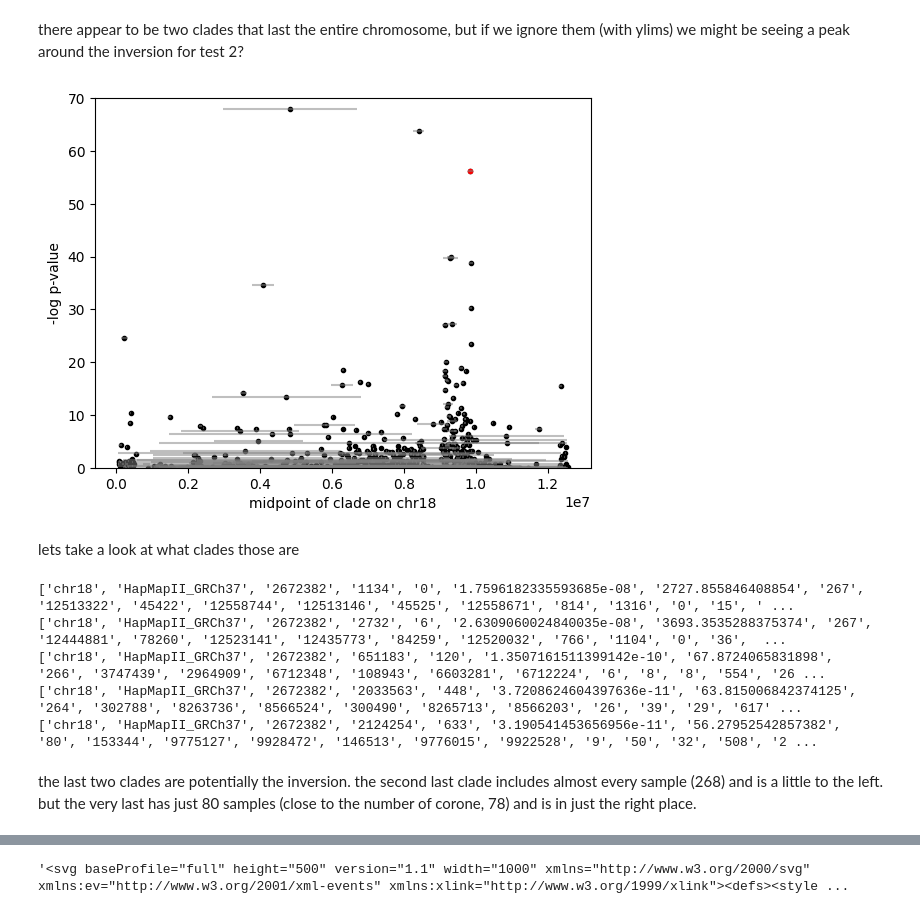
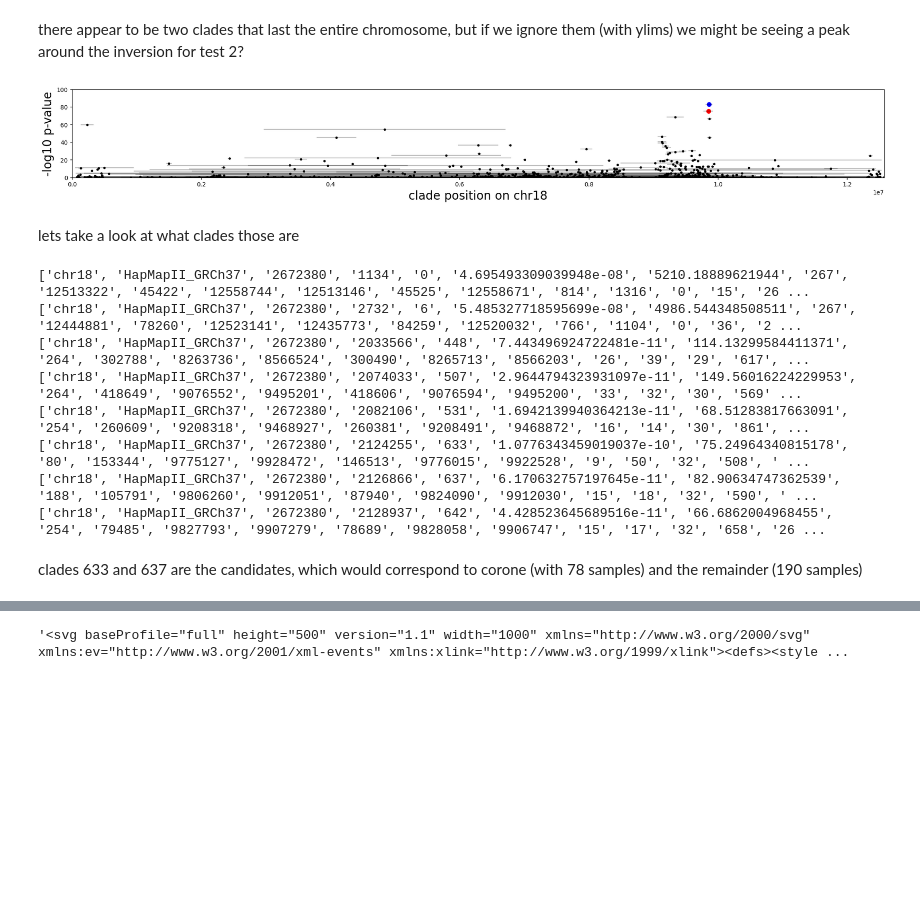
Before and after one commit to mmosmond/spacetrees-crows, a Jupyter notebook: plotting.ipynb, the cells around one changed output, grey strips where cells are left out. Drawn from its saved outputs; the diff is of its cells as text; code cells hidden in the pictures; blank space fills up the shorter version.

```diff
--- a/plotting.ipynb
+++ b/plotting.ipynb
@@ -358 +348,6 @@ tree.draw_svg(
+# %%
+chrname = 'chr18'
+ts = tskit.load('data/trees/%s/134inds.trees' %chrmap[chrname])
+window = list(ts.breakpoints())
+windows = [(i+j)/2 for i,j in zip(window[1:],window[:-1])]
 # %%
@@ -470,9 +463,9 @@ with open('dolores/crows/134inds.coal') as f:
 times = coal[0]
 nes = [1/i for i in coal[1][2:]]
 # %%
-with open('dolores/crows/chr18.popsize', 'w') as f:
-    for t,n in zip(times, nes):
-        f.write('%s, %s\n' %(t,n))
+# with open('dolores/crows/chr18.popsize', 'w') as f:
+#     for t,n in zip(times, nes):
+#         f.write('%s, %s\n' %(t,n))
 # manually changed last ne to NA to be compatible with dolores
 # %%
 plt.plot(times, nes)
@@ -512,6 +505,6 @@ this is an order too big by typo, divide by 10 - tabris redoing tree inference..
 # %%
-with open('dolores/crows/chr18.map','w') as f:
-    f.write('Chromosome  Position(bp)  Rate(cM/Mb)  Map(cM)\n')
-    for i in rmap:
-        f.write('chr18  %d  %s  %s\n' %(int(i[0]),i[1]/10,i[2]/10))
+# with open('dolores/crows/chr18.map','w') as f:
+#     f.write('Chromosome  Position(bp)  Rate(cM/Mb)  Map(cM)\n')
+#     for i in rmap:
+#         f.write('chr18  %d  %s  %s\n' %(int(i[0]),i[1]/10,i[2]/10))
 # %% [markdown]
@@ -526,31 +519,48 @@ with open('dolores/crows/chr18_output/chr18_output.csv','r') as f:
             dol_data.append(line.split(','))
 # %% [output]
 name,genetic_map,total_clades,clade_num,clade_id,nlog10p_test1,nlog10p_test2,cladesize,span,start,end,mut_span,left_mut,right_mut,num_mutations,merged,chunk_index,tree_index,node_id
+# %%
+chrname = 'chr18'
+ts = tskit.load('data/trees/%s/134inds.trees' %chrmap[chrname])
+window = list(ts.breakpoints())
+windows = [(i+j)/2 for i,j in zip(window[1:],window[:-1])]
 # %% [markdown]
 there appear to be two clades that last the entire chromosome, but if we ignore them (with ylims) we might be seeing a peak around the inversion for test 2?
 # %%
+fig = plt.figure(figsize=(20,3))
+ax = plt.axes()
+
 pos = [(int(i[10])+int(i[9]))/2 for i in dol_data]
 # plt.scatter(pos,[float(i[5]) for i in dol_data], marker='.') #test 1 (nothing significant)
-plt.scatter(pos,[float(i[6]) for i in dol_data], marker='.', c='k') #test 2
-plt.scatter(pos[633],[float(i[6]) for i in dol_data][633], marker='.', c='r') #test 2 most likely candidate
-plt.hlines(xmin=[int(i[9]) for i in dol_data],xmax=[int(i[10]) for i in dol_data],y=[float(i[6]) for i in dol_data],color='gray',alpha=0.5)
-plt.ylim(0,70) #comment out to see the two clades we are ignoring
-plt.ylabel('-log p-value')
-plt.xlabel('midpoint of clade on chr18')
+ax.scatter(pos,[float(i[6]) for i in dol_data], marker='.', c='k') #test 2
+ax.hlines(xmin=[int(i[9]) for i in dol_data],xmax=[int(i[10]) for i in dol_data],y=[float(i[6]) for i in dol_data], color='k', alpha=0.25)
+ax.scatter(pos[633],[float(i[6]) for i in dol_data][633], marker='.', c='r', s=200) #test 2 most likely candidate
+ax.scatter(pos[637],[float(i[6]) for i in dol_data][637], marker='.', c='b', s=200) #test 2 most likely candidate
+
+ax.set_xlim(0,windows[-1])
+ax.set_ylim(0,100) #comment out to see the two clades we are ignoring
+ax.set_ylabel('-log10 p-value', fontsize=20)
+ax.set_xlabel('clade position on chr18', fontsize=20)
+
+plt.tight_layout()
+# plt.savefig('plots/dolores-chr18.png')
 plt.show()
 # %% [output]
-[figure, old version]
+[figure, new version]
 # %% [markdown]
 lets take a look at what clades those are
 # %%
 for i,d in enumerate(dol_data):
-    if float(d[6])>50:
+    if float(d[6])>60:
         print(d)
 # %% [output]
-['chr18', 'HapMapII_GRCh37', '2672382', '1134', '0', '1.7596182335593685e-08', '2727.855846408854', '267', '12513322', '45422', '12558744', '12513146', '45525', '12558671', '814', '1316', '0', '15', ' ...
-['chr18', 'HapMapII_GRCh37', '2672382', '2732', '6', '2.6309060024840035e-08', '3693.3535288375374', '267', '12444881', '78260', '12523141', '12435773', '84259', '12520032', '766', '1104', '0', '36',  ...
-['chr18', 'HapMapII_GRCh37', '2672382', '651183', '120', '1.3507161511399142e-10', '67.8724065831898', '266', '3747439', '2964909', '6712348', '108943', '6603281', '6712224', '6', '8', '8', '554', '26 ...
-['chr18', 'HapMapII_GRCh37', '2672382', '2033563', '448', '3.7208624604397636e-11', '63.815006842374125', '264', '302788', '8263736', '8566524', '300490', '8265713', '8566203', '26', '39', '29', '617' ...
-['chr18', 'HapMapII_GRCh37', '2672382', '2124254', '633', '3.190541453656956e-11', '56.27952542857382', '80', '153344', '9775127', '9928472', '146513', '9776015', '9922528', '9', '50', '32', '508', '2 ...
+['chr18', 'HapMapII_GRCh37', '2672380', '1134', '0', '4.695493309039948e-08', '5210.18889621944', '267', '12513322', '45422', '12558744', '12513146', '45525', '12558671', '814', '1316', '0', '15', '26 ...
+['chr18', 'HapMapII_GRCh37', '2672380', '2732', '6', '5.485327718595699e-08', '4986.544348508511', '267', '12444881', '78260', '12523141', '12435773', '84259', '12520032', '766', '1104', '0', '36', '2 ...
+['chr18', 'HapMapII_GRCh37', '2672380', '2033566', '448', '7.443496924722481e-11', '114.13299584411371', '264', '302788', '8263736', '8566524', '300490', '8265713', '8566203', '26', '39', '29', '617', ...
+['chr18', 'HapMapII_GRCh37', '2672380', '2074033', '507', '2.9644794323931097e-11', '149.56016224229953', '264', '418649', '9076552', '9495201', '418606', '9076594', '9495200', '33', '32', '30', '569' ...
+['chr18', 'HapMapII_GRCh37', '2672380', '2082106', '531', '1.6942139940364213e-11', '68.51283817663091', '254', '260609', '9208318', '9468927', '260381', '9208491', '9468872', '16', '14', '30', '861', ...
+['chr18', 'HapMapII_GRCh37', '2672380', '2124255', '633', '1.0776343459019037e-10', '75.24964340815178', '80', '153344', '9775127', '9928472', '146513', '9776015', '9922528', '9', '50', '32', '508', ' ...
+['chr18', 'HapMapII_GRCh37', '2672380', '2126866', '637', '6.170632757197645e-11', '82.90634747362539', '188', '105791', '9806260', '9912051', '87940', '9824090', '9912030', '15', '18', '32', '590', ' ...
+['chr18', 'HapMapII_GRCh37', '2672380', '2128937', '642', '4.428523645689516e-11', '66.6862004968455', '254', '79485', '9827793', '9907279', '78689', '9828058', '9906747', '15', '17', '32', '658', '26 ...
 # %% [markdown]
-the last two clades are potentially the inversion. the second last clade includes almost every sample (268) and is a little to the left. but the very last has just 80 samples (close to the number of corone, 78) and is in just the right place.
+clades 633 and 637 are the candidates, which would correspond to corone (with 78 samples) and the remainder (190 samples)
```
Also changed, not shown: parts of 36 cells of this notebook, 10 other files.
